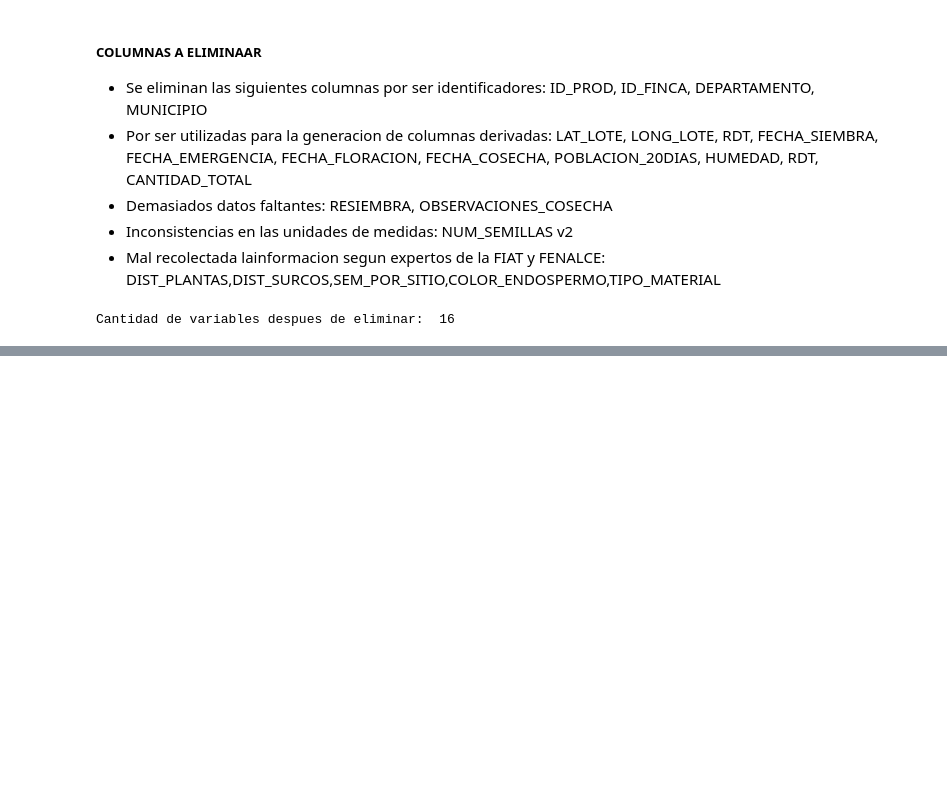
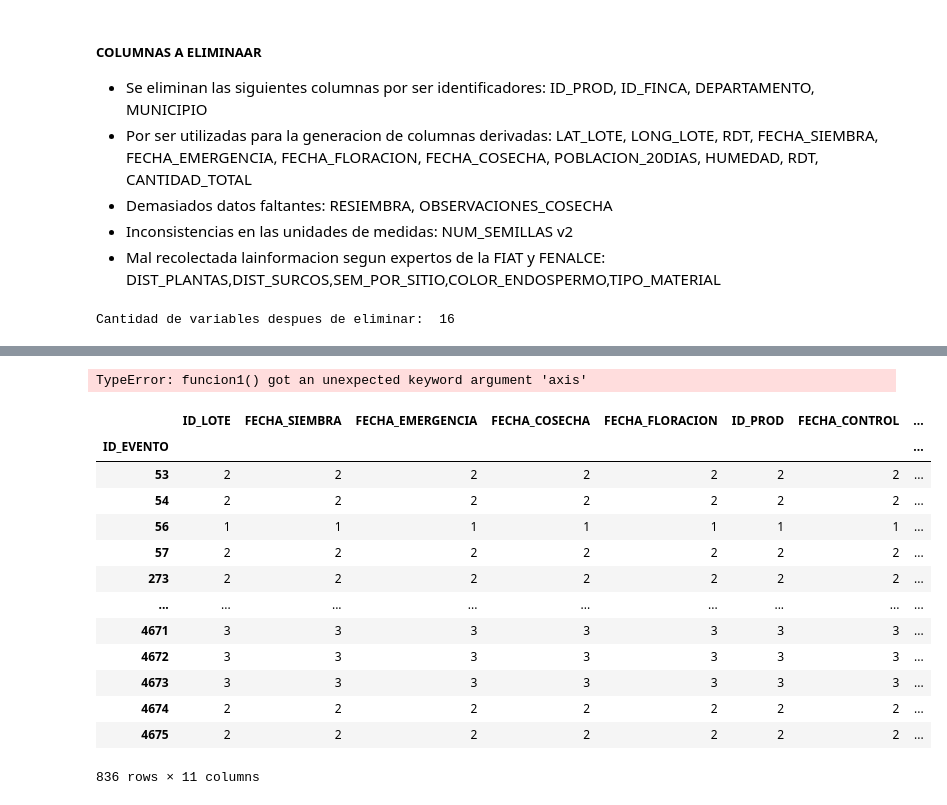
Before and after one commit to GermanMoran/TesisMaestria, a Jupyter notebook: codigos/LIMPIEZA_DATOS.ipynb, the cells around one changed output, grey strips where cells are left out. Cells and saved outputs as stored; diff of their text form; code cells hidden in the pictures; blank space fills up the shorter version.

```diff
--- a/codigos/LIMPIEZA_DATOS.ipynb
+++ b/codigos/LIMPIEZA_DATOS.ipynb
@@ -351,0 +524,12 @@ evento_cordoba.to_excel("../Archivos Generados/eventos_cordoba_2017.xlsx")
+# %%
+def funcion1(x):
+    if (x.FECHA_CONTROL < x.FECHA_SIEMBRA) and  x.ContTip == "contPlaQuí":
+        return 1
+    else:
+        return 0
+# %%
+def funcion2(x):
+    if (x.FECHA_CONTROL < x.FECHA_SIEMBRA) and  x.ContTip == "contMalQuí":
+        return 1
+    else:
+        return 0
@@ -351,0 +552,3 @@ evento_cordoba.to_excel("../Archivos Generados/eventos_cordoba_2017.xlsx")
+# %%
+controlesEnEventos["COLUMAN1"] = controlesEnEventos.apply(funcion1,axis=1)
+controlesEnEventos["COLUMAN2"] = controlesEnEventos.apply(funcion2,axis=1)
@@ -351,0 +597,21 @@ evento_cordoba.to_excel("../Archivos Generados/eventos_cordoba_2017.xlsx")
+# %%
+df_agrupado = controlesEnEventos.groupby(['ID_EVENTO']).apply(funcion1,axis=1)
+# %% [output]
+TypeError: funcion1() got an unexpected keyword argument 'axis'
+# %%
+df_agrupado
+# %% [output]
+|  | ID_LOTE | FECHA_SIEMBRA | FECHA_EMERGENCIA | FECHA_COSECHA | FECHA_FLORACION | ID_PROD | FECHA_CONTROL | ... |
+| ID_EVENTO |  |  |  |  |  |  |  | ... |
+| 53 | 2 | 2 | 2 | 2 | 2 | 2 | 2 | ... |
+| 54 | 2 | 2 | 2 | 2 | 2 | 2 | 2 | ... |
+| 56 | 1 | 1 | 1 | 1 | 1 | 1 | 1 | ... |
+| 57 | 2 | 2 | 2 | 2 | 2 | 2 | 2 | ... |
+| 273 | 2 | 2 | 2 | 2 | 2 | 2 | 2 | ... |
+| ... | ... | ... | ... | ... | ... | ... | ... | ... |
+| 4671 | 3 | 3 | 3 | 3 | 3 | 3 | 3 | ... |
+| 4672 | 3 | 3 | 3 | 3 | 3 | 3 | 3 | ... |
+| 4673 | 3 | 3 | 3 | 3 | 3 | 3 | 3 | ... |
+| 4674 | 2 | 2 | 2 | 2 | 2 | 2 | 2 | ... |
+| 4675 | 2 | 2 | 2 | 2 | 2 | 2 | 2 | ... |
+836 rows × 11 columns
```
Also changed, not shown: parts of 23 cells of this notebook, 3 other files.
